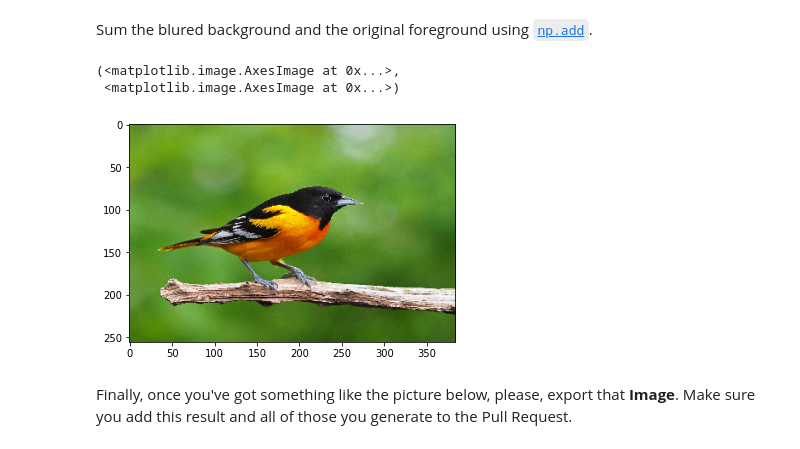
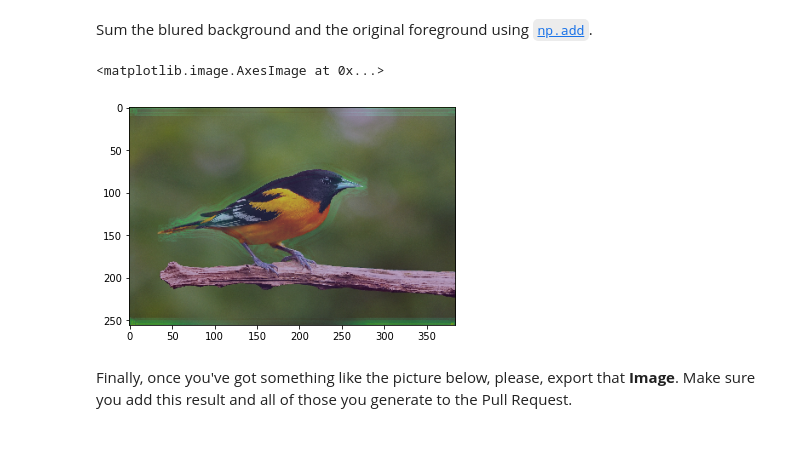
Before and after one commit to Sergio-Perez/lab-image-segmentation, a Jupyter notebook: main.ipynb, the cells around one changed output. Cells and saved outputs as stored; diff of their text form; code cells hidden in the pictures.

```diff
--- a/main.ipynb
+++ b/main.ipynb
@@ -266,11 +266,11 @@ veamos2 = fore_bw(imagen)
 Sum the blured background and the original foreground using [`np.add`](https://numpy.org/doc/1.18/reference/generated/numpy.add.html).
 # %%
 total = np.add(veamos,veamos2)
-plt.imshow(total),plt.imshow(bird)
+plt.imshow(bird)
+plt.imshow(total,alpha =4000)
 # %% [output]
-(<matplotlib.image.AxesImage at 0x...>,
- <matplotlib.image.AxesImage at 0x...>)
+<matplotlib.image.AxesImage at 0x...>
-[figure, old version]
+[figure, new version]
 # %% [markdown]
 Finally, once you've got something like the picture below, please, export that **Image**. Make sure you add this result and all of those you generate to the Pull Request.
 # %% [markdown]
```
Also changed, not shown: parts of 6 cells of this notebook.
